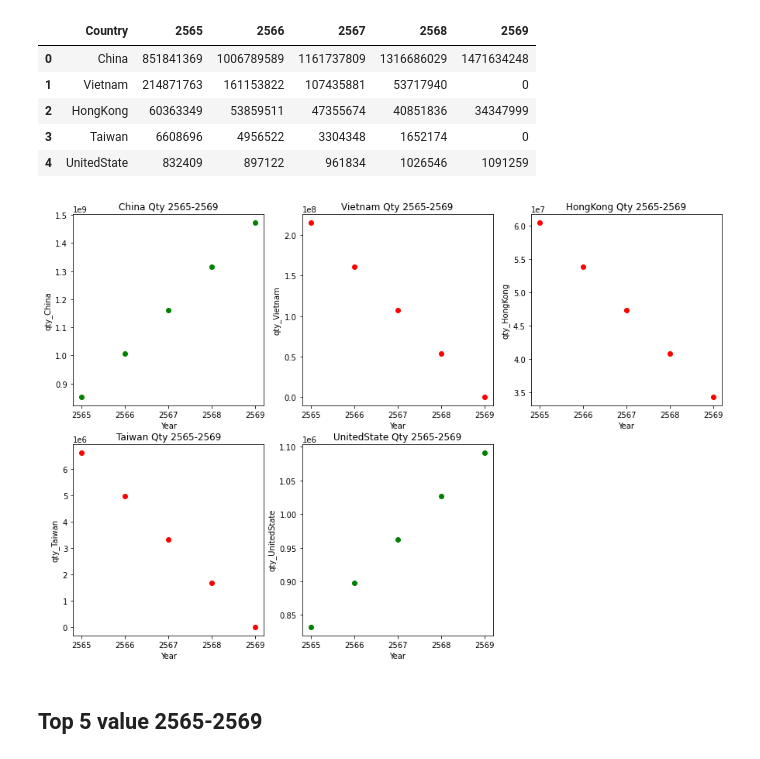
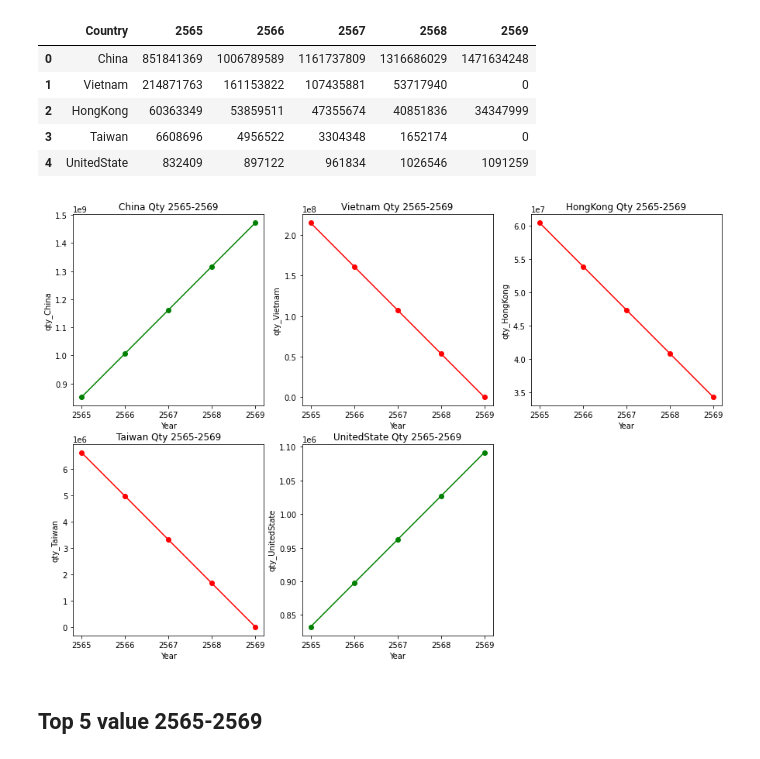
Before and after one commit to IsDaBaeS/DSI314-Project, a Jupyter notebook: multiple_linear_regression.ipynb, the cells around one changed output. Saved outputs shown, nothing was run; the diff lists cells and outputs as text; code cells hidden in the pictures.

```diff
--- a/multiple_linear_regression.ipynb
+++ b/multiple_linear_regression.ipynb
@@ -962,6 +962,7 @@ data_qty_1 = data_qty_1.rename(columns={"index": "Year", 0: "qty_China", 1: "qty
 plt.figure(figsize=(15, 10))
 # China
 plt.subplot(2,3,1)
+plt.plot(data_qty_1['Year'], data_qty_1['qty_China'], color='green')
 plt.scatter(data_qty_1['Year'], data_qty_1['qty_China'], color='green')
 plt.title('China Qty 2565-2569')
 plt.xlabel('Year')
@@ -969,35 +970,39 @@ plt.ylabel('qty_China')
 
 # Vietnam
 plt.subplot(2,3,2)
+plt.plot(data_qty_1['Year'], data_qty_1['qty_Vietnam'], color='red')
 plt.scatter(data_qty_1['Year'], data_qty_1['qty_Vietnam'], color='red')
 plt.title('Vietnam Qty 2565-2569')
 plt.xlabel('Year')
 plt.ylabel('qty_Vietnam')
 
 # Hongkong
 plt.subplot(2,3,3)
+plt.plot(data_qty_1['Year'], data_qty_1['qty_HongKong'], color='red')
 plt.scatter(data_qty_1['Year'], data_qty_1['qty_HongKong'], color='red')
 plt.title('HongKong Qty 2565-2569')
 plt.xlabel('Year')
 plt.ylabel('qty_HongKong')
 
 # Taiwan
 plt.subplot(2,3,4)
+plt.plot(data_qty_1['Year'], data_qty_1['qty_Taiwan'], color='red')
 plt.scatter(data_qty_1['Year'], data_qty_1['qty_Taiwan'], color='red')
 plt.title('Taiwan Qty 2565-2569')
 plt.xlabel('Year')
 plt.ylabel('qty_Taiwan')
 
 # UnitedState
 plt.subplot(2,3,5)
+plt.plot(data_qty_1['Year'], data_qty_1['qty_UnitedState'], color='green')
 plt.scatter(data_qty_1['Year'], data_qty_1['qty_UnitedState'], color='green')
 plt.title('UnitedState Qty 2565-2569')
 plt.xlabel('Year')
 plt.ylabel('qty_UnitedState')
 
 plt.show()
 # %% [output]
-[figure, old version]
+[figure, new version]
 # %% [markdown]
 ## Top 5 value 2565-2569
 # %%
```
Also changed, not shown: parts of 1 cell of this notebook.
